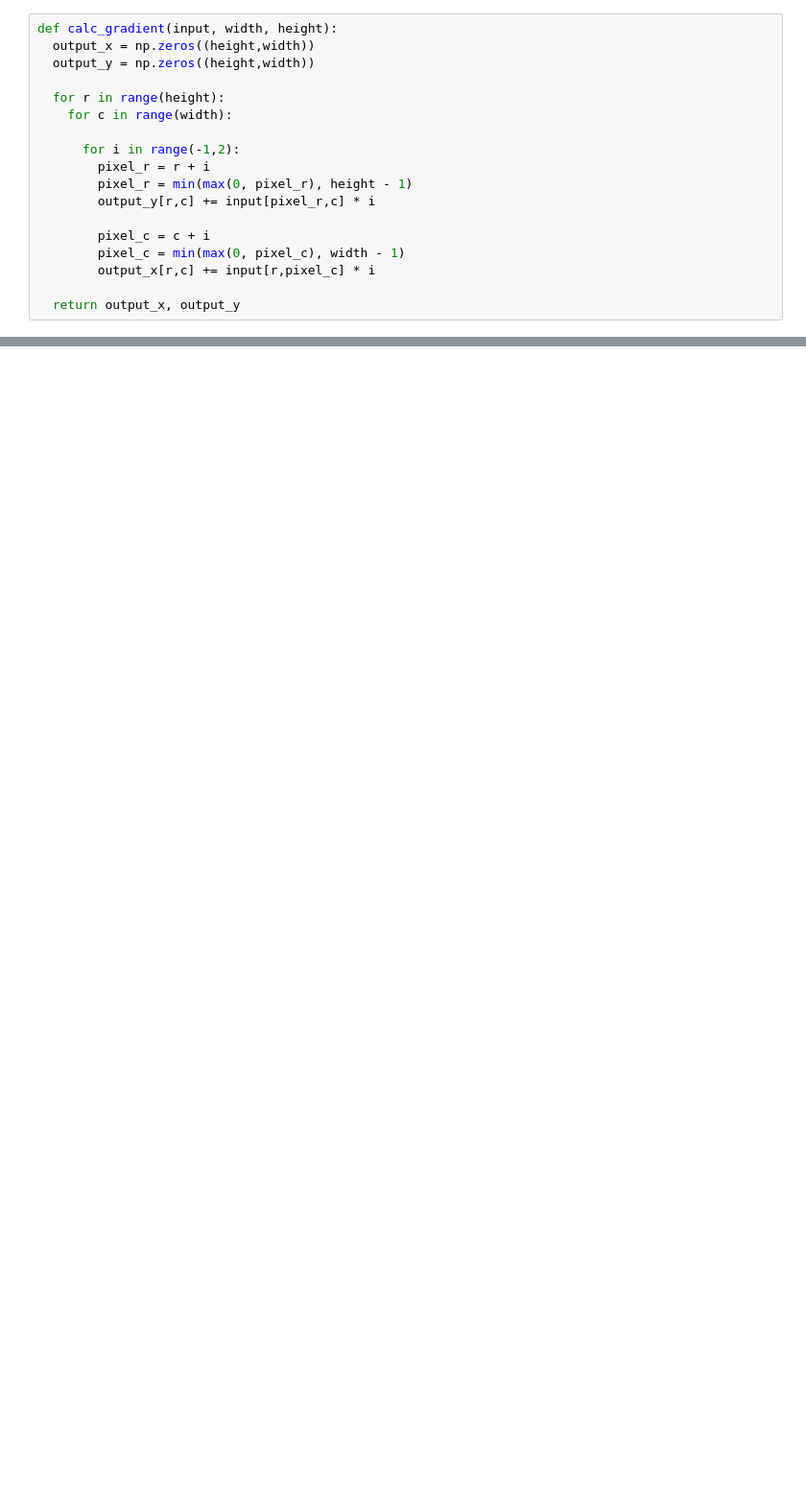
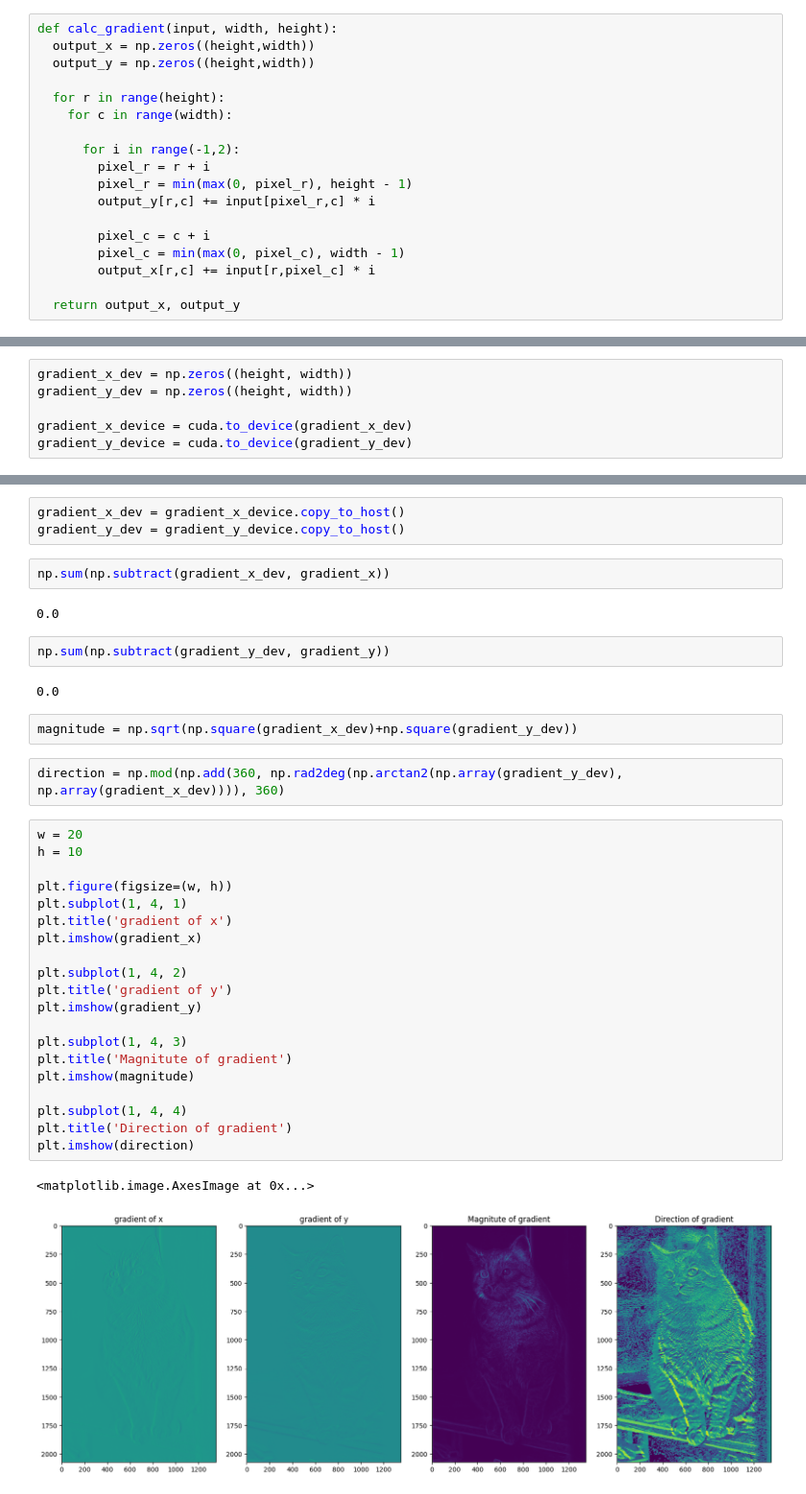
Before and after one commit to dolekhanhdang/Applied-Parallel-Programming, a Jupyter notebook: Parallel/HOG/convolution.ipynb, the cells around one changed output, grey strips where cells are left out. Shown at 96% size. Drawn from its saved outputs; the diff is of its cells as text; blank space fills up the shorter version.

```diff
--- a/Parallel/HOG/convolution.ipynb
+++ b/Parallel/HOG/convolution.ipynb
@@ -102,0 +129,6 @@ def gray_kernel(picture_in, gray_out):
+# %%
+gradient_x_dev = np.zeros((height, width))
+gradient_y_dev = np.zeros((height, width))
+
+gradient_x_device = cuda.to_device(gradient_x_dev)
+gradient_y_device = cuda.to_device(gradient_y_dev)
@@ -102,0 +138,38 @@ def gray_kernel(picture_in, gray_out):
+# %%
+gradient_x_dev = gradient_x_device.copy_to_host()
+gradient_y_dev = gradient_y_device.copy_to_host()
+# %%
+np.sum(np.subtract(gradient_x_dev, gradient_x))
+# %% [output]
+0.0
+# %%
+np.sum(np.subtract(gradient_y_dev, gradient_y))
+# %% [output]
+0.0
+# %%
+magnitude = np.sqrt(np.square(gradient_x_dev)+np.square(gradient_y_dev))
+# %%
+direction = np.mod(np.add(360, np.rad2deg(np.arctan2(np.array(gradient_y_dev), np.array(gradient_x_dev)))), 360)
+# %%
+w = 20
+h = 10
+
+plt.figure(figsize=(w, h))
+plt.subplot(1, 4, 1)
+plt.title('gradient of x')
+plt.imshow(gradient_x)
+
+plt.subplot(1, 4, 2)
+plt.title('gradient of y')
+plt.imshow(gradient_y)
+
+plt.subplot(1, 4, 3)
+plt.title('Magnitute of gradient')
+plt.imshow(magnitude)
+
+plt.subplot(1, 4, 4)
+plt.title('Direction of gradient')
+plt.imshow(direction)
+# %% [output]
+<matplotlib.image.AxesImage at 0x...>
+[figure, added]
```
Also changed, not shown: parts of 42 cells of this notebook.
